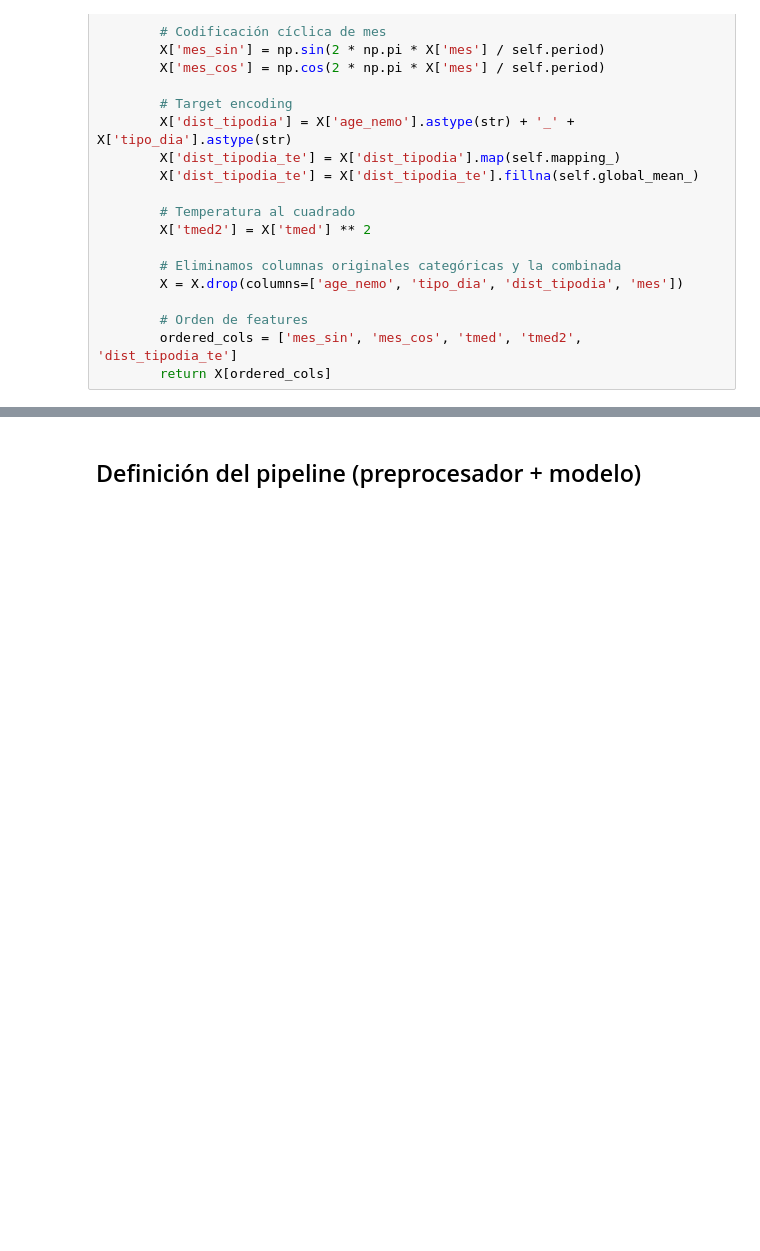
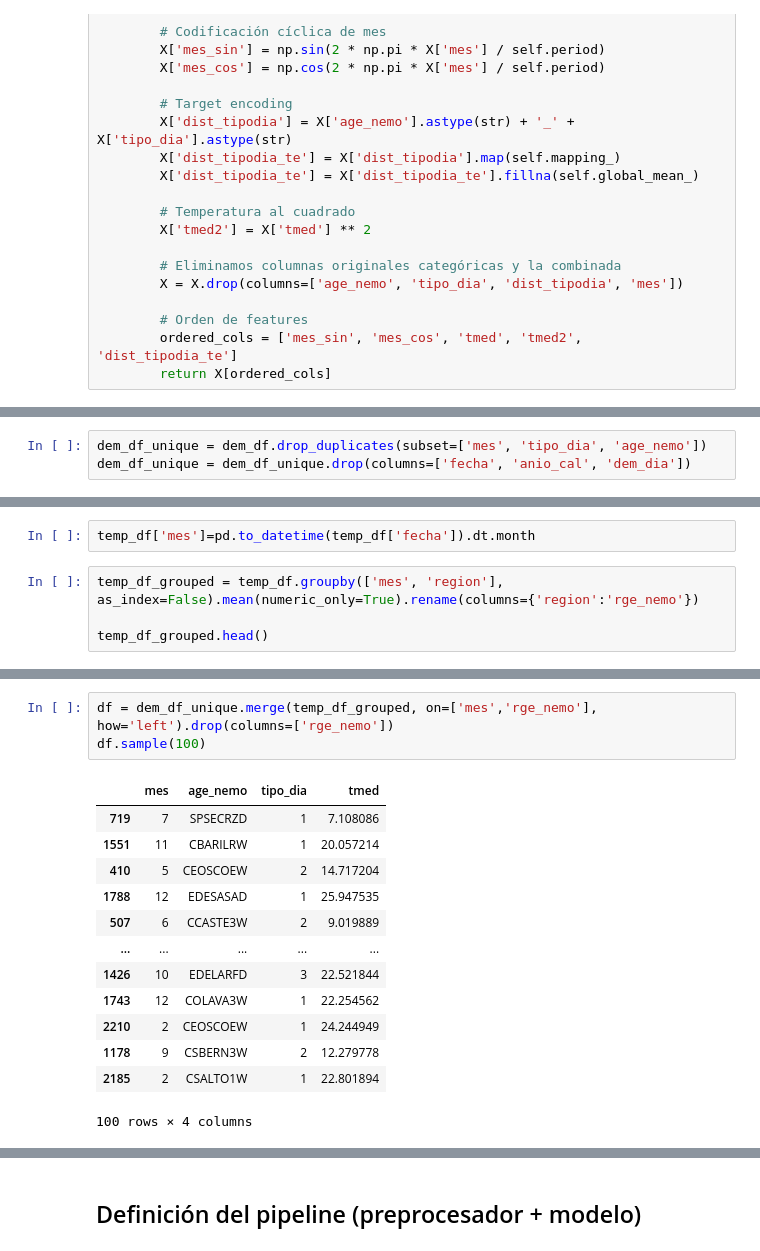
Before and after one commit to alexisbarnique/amq2-service-ml, a Jupyter notebook: modelo_base/experimento_modelo.ipynb, the cells around one changed output, grey strips where cells are left out. Drawn from its saved outputs; the diff is of its cells as text; blank space fills up the shorter version.

```diff
--- a/modelo_base/experimento_modelo.ipynb
+++ b/modelo_base/experimento_modelo.ipynb
@@ -147,0 +175,3 @@ class DemandPreprocessor(BaseEstimator, TransformerMixin):
+# %%
+dem_df_unique = dem_df.drop_duplicates(subset=['mes', 'tipo_dia', 'age_nemo'])
+dem_df_unique = dem_df_unique.drop(columns=['fecha', 'anio_cal', 'dem_dia'])
@@ -147,0 +184,6 @@ class DemandPreprocessor(BaseEstimator, TransformerMixin):
+# %%
+temp_df['mes']=pd.to_datetime(temp_df['fecha']).dt.month
+# %%
+temp_df_grouped = temp_df.groupby(['mes', 'region'], as_index=False).mean(numeric_only=True).rename(columns={'region':'rge_nemo'})
+
+temp_df_grouped.head()
@@ -147,0 +197,17 @@ class DemandPreprocessor(BaseEstimator, TransformerMixin):
+# %%
+df = dem_df_unique.merge(temp_df_grouped, on=['mes','rge_nemo'], how='left').drop(columns=['rge_nemo'])
+df.sample(100)
+# %% [output]
+|  | mes | age_nemo | tipo_dia | tmed |
+| 719 | 7 | SPSECRZD | 1 | 7.108086 |
+| 1551 | 11 | CBARILRW | 1 | 20.057214 |
+| 410 | 5 | CEOSCOEW | 2 | 14.717204 |
+| 1788 | 12 | EDESASAD | 1 | 25.947535 |
+| 507 | 6 | CCASTE3W | 2 | 9.019889 |
+| ... | ... | ... | ... | ... |
+| 1426 | 10 | EDELARFD | 3 | 22.521844 |
+| 1743 | 12 | COLAVA3W | 1 | 22.254562 |
+| 2210 | 2 | CEOSCOEW | 1 | 24.244949 |
+| 1178 | 9 | CSBERN3W | 2 | 12.279778 |
+| 2185 | 2 | CSALTO1W | 1 | 22.801894 |
+100 rows × 4 columns
```
Also changed, not shown: parts of 6 cells of this notebook, 10 other files.
